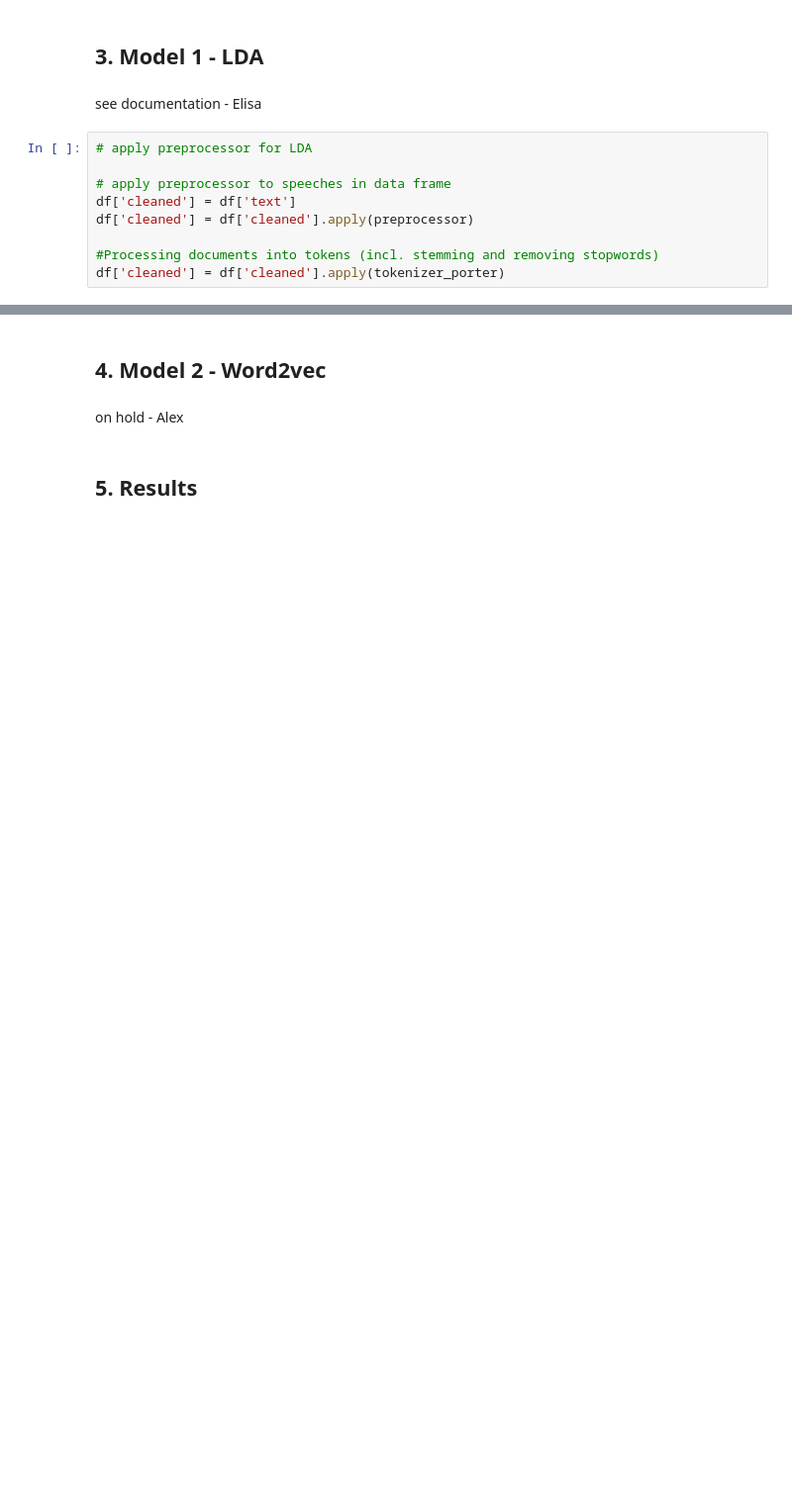
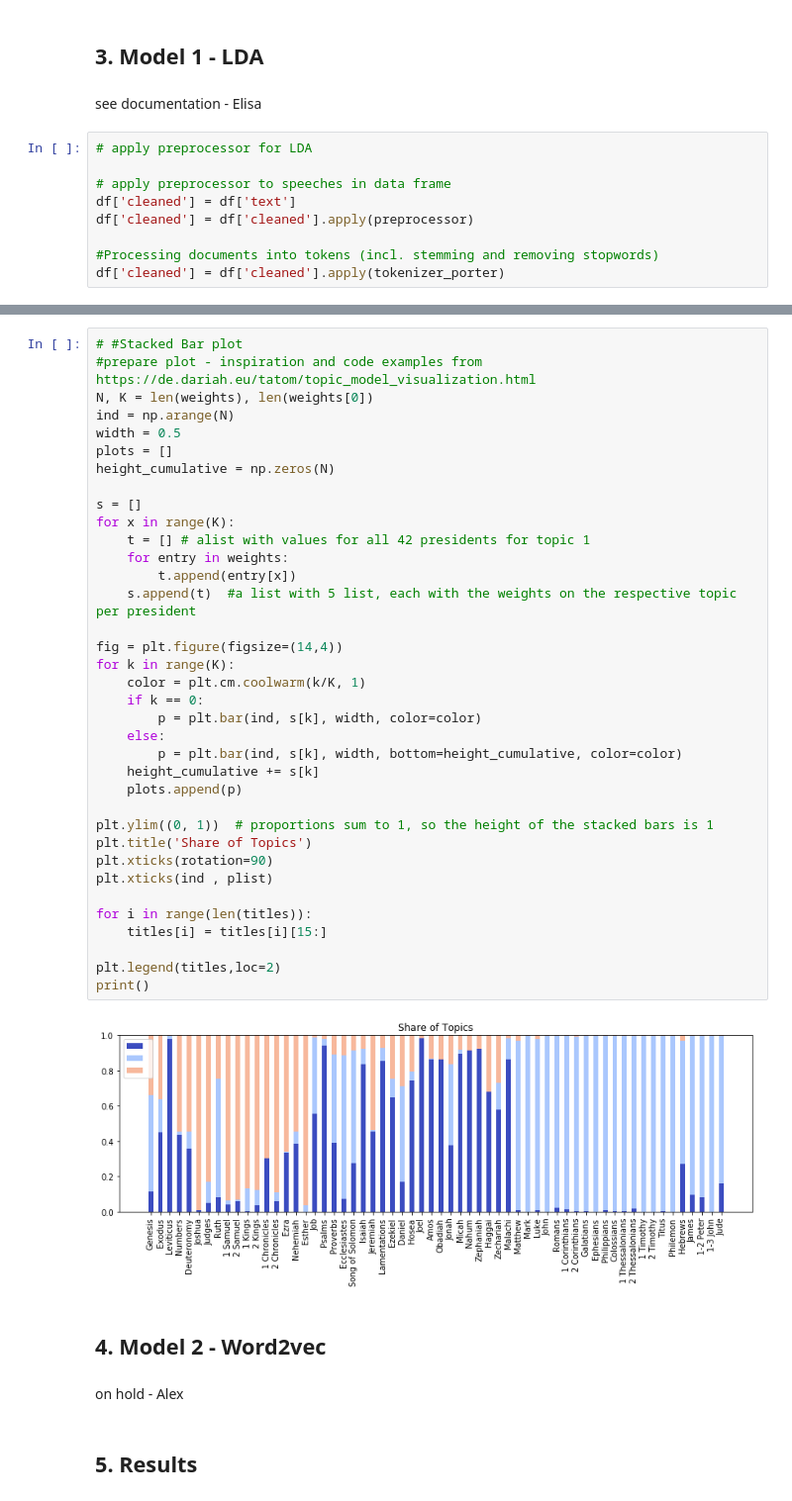
Before and after one commit to Amglex/Machine-Learning-for-textual-data, a Jupyter notebook: ML_Project.ipynb, the cells around one changed output, grey strips where cells are left out. Shown at 99% size. Drawn from its saved outputs; the diff is of its cells as text; blank space fills up the shorter version.

```diff
--- a/ML_Project.ipynb
+++ b/ML_Project.ipynb
@@ -244,3 +409,41 @@ Name: cleaned, Length: 1189, dtype: object
+# %%
+# #Stacked Bar plot
+#prepare plot - inspiration and code examples from https://de.dariah.eu/tatom/topic_model_visualization.html
+N, K = len(weights), len(weights[0])
+ind = np.arange(N)
+width = 0.5
+plots = []
+height_cumulative = np.zeros(N)
+
+s = []
+for x in range(K):
+    t = [] # alist with values for all 42 presidents for topic 1
+    for entry in weights:
+        t.append(entry[x])
+    s.append(t)  #a list with 5 list, each with the weights on the respective topic per president
+
+fig = plt.figure(figsize=(14,4))
+for k in range(K):
+    color = plt.cm.coolwarm(k/K, 1)
+    if k == 0:
+        p = plt.bar(ind, s[k], width, color=color)
+    else:
+        p = plt.bar(ind, s[k], width, bottom=height_cumulative, color=color)
+    height_cumulative += s[k]
+    plots.append(p)
+
+plt.ylim((0, 1))  # proportions sum to 1, so the height of the stacked bars is 1
+plt.title('Share of Topics')
+plt.xticks(rotation=90)
+plt.xticks(ind , plist)
+
+for i in range(len(titles)):
+    titles[i] = titles[i][15:]
+
+plt.legend(titles,loc=2)
+print()
+# %% [output]
+[figure, added]
 # %% [markdown]
 ## 4. Model 2 - Word2vec
 # %% [markdown]
```
Also changed, not shown: parts of 13 cells of this notebook.
